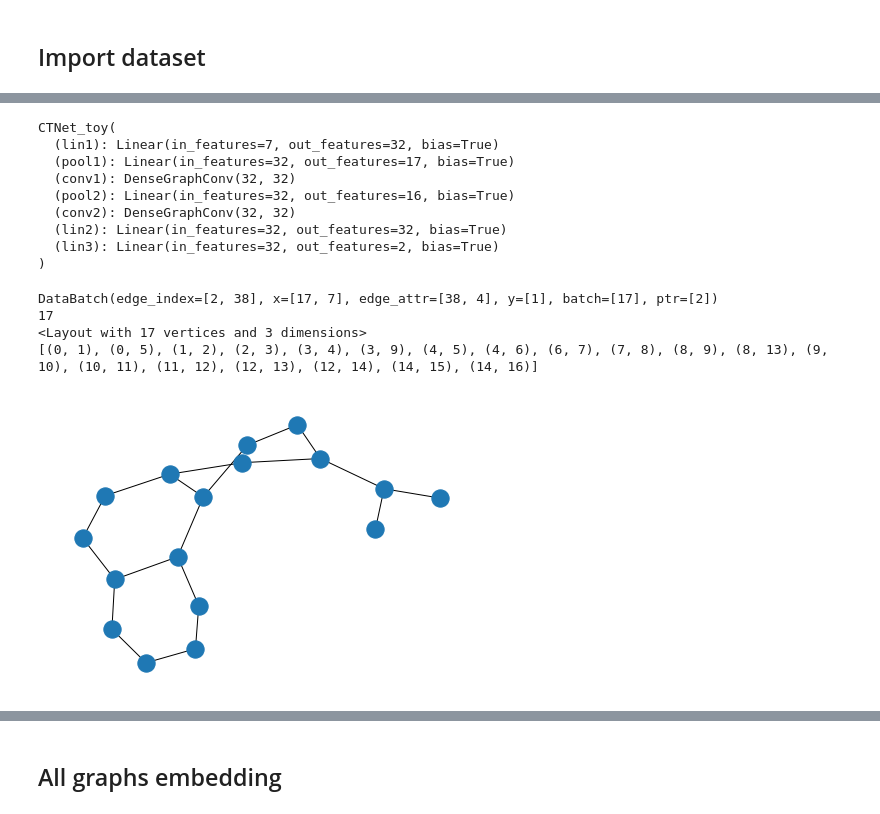
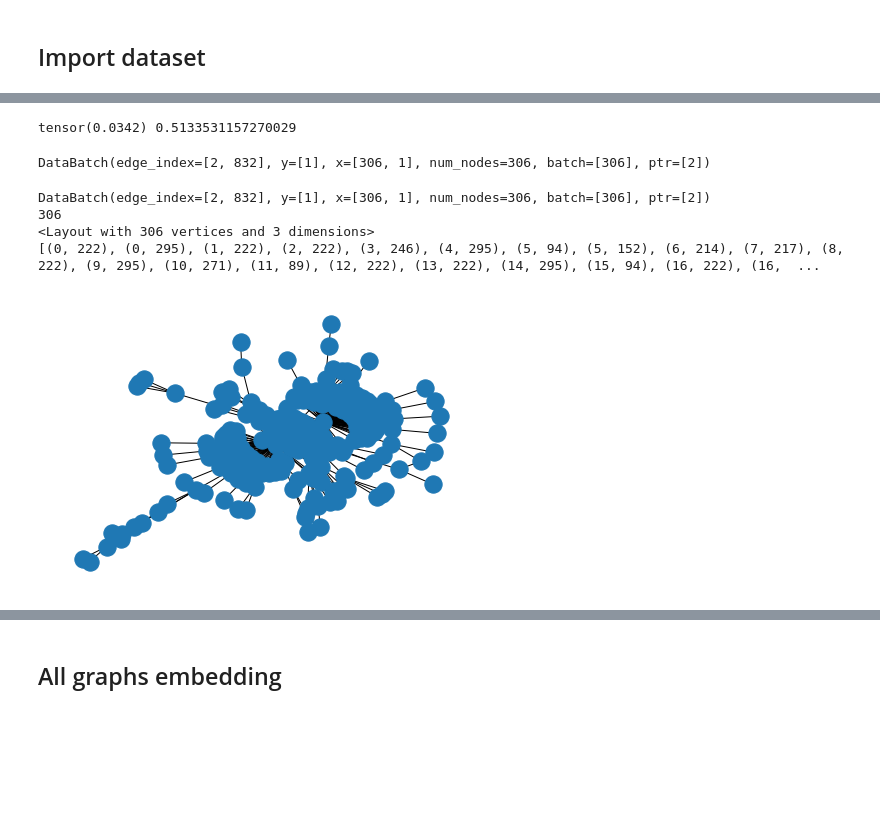
Before and after one commit to AdrianArnaiz/DiffWire, a Jupyter notebook: Plotting_Rewiring.ipynb, the cells around one changed output, grey strips where cells are left out. Drawn from its saved outputs; the diff is of its cells as text; code cells hidden in the pictures; blank space fills up the shorter version.

```diff
--- a/Plotting_Rewiring.ipynb
+++ b/Plotting_Rewiring.ipynb
@@ -50,11 +45,11 @@ def test(modelo, loader, device):
 # %%
 """dataset = TUDataset(root='data_colab/TUDataset',name="REDDIT-BINARY", pre_transform=FeatureDegree(), use_node_attr=True)
 BATCH_SIZE = 64
-num_of_centers = 420"""
+"""
 
-dataset = TUDataset(root='data_colab/TUDataset',name="MUTAG")
+dataset = TUDataset(root='data_colab/TUDataset',name="REDDIT-BINARY", pre_transform=FeatureDegree(), use_node_attr=True)
 BATCH_SIZE = 32
-num_of_centers = 17
+num_of_centers = 420
 # %%
 print(f'Dataset: {dataset}:')
 print('====================')
@@ -103,0 +90,11 @@ modelito = "models/MUTAG_CTNet_iter0.pth"
+# %%
+#Same order than training
+train_indices, test_indices = train_test_split(list(range(len(dataset.data.y))), test_size=0.2, stratify=dataset.data.y,
+                                random_state=12345, shuffle=True)
+train_indices.extend(test_indices)
+new_order = train_indices
+dataset = dataset[test_indices]
+loader =  DataLoader(dataset, batch_size=BATCH_SIZE, shuffle=False)
+print(dataset)
+sample = next(iter(loader))
+sample[0]
@@ -465,58 +261,54 @@ class CTNet_toy(torch.nn.Module):
-# %%
-model =  CTNet_toy(dataset.num_features, dataset.num_classes, k_centers=num_of_centers).to(device)
-model.load_state_dict(torch.load(modelito, map_location=torch.device(device)))
-model.eval()
-# %% [output]
-CTNet_toy(
-  (lin1): Linear(in_features=7, out_features=32, bias=True)
-  (pool1): Linear(in_features=32, out_features=17, bias=True)
-  (conv1): DenseGraphConv(32, 32)
-  (pool2): Linear(in_features=32, out_features=16, bias=True)
-  (conv2): DenseGraphConv(32, 32)
-  (lin2): Linear(in_features=32, out_features=32, bias=True)
-  (lin3): Linear(in_features=32, out_features=2, bias=True)
-)
+# %%
+print(loss, acc)
+# %% [output]
+tensor(0.0342) 0.5133531157270029
+# %%
+loader =  DataLoader(dataset[63:], batch_size=1, shuffle=False)
+grafo_init= next(iter(loader))
+#grafo_init.batch = torch.tensor(1).unsqueeze(0)
+#print(grafo_init.batch.shape)
+grafo_init
+# %% [output]
+DataBatch(edge_index=[2, 832], y=[1], x=[306, 1], num_nodes=306, batch=[306], ptr=[2])
 # %%
 import networkx as nx
 from torch_geometric.utils import *
-loader =  DataLoader(dataset, batch_size=1, shuffle=False)
-grafo_init = next(iter(loader))
 print(grafo_init)
 A = to_networkx(grafo_init, to_undirected=True)
 l=[]
 for a in A.nodes:
     l.append(a)
 ed= []
 for e in A.edges:
     ed.append(e)
 import igraph as ig
 import chart_studio.plotly
 Edges= ed
 G=ig.Graph(Edges, directed=False)
 labels= l
 #groups = A.node_attr_dict_factory
 N = len(A.nodes)
 print(N)
 layt=G.layout('kk', dim=3)
 print(layt)
 Xn=[layt[k][0] for k in range(N)]# x-coordinates of nodes
 Yn=[layt[k][1] for k in range(N)]# y-coordinates
 Zn=[layt[k][2] for k in range(N)]# z-coordinates
 Xe=[]
 Ye=[]
 Ze=[]
 print(Edges)
 for e in Edges:
     Xe+=[layt[e[0]][0],layt[e[1]][0], None]# x-coordinates of edge ends
     Ye+=[layt[e[0]][1],layt[e[1]][1], None]
     Ze+=[layt[e[0]][2],layt[e[1]][2], None]
 nx.draw(A)
 # %% [output]
-DataBatch(edge_index=[2, 38], x=[17, 7], edge_attr=[38, 4], y=[1], batch=[17], ptr=[2])
-17
-<Layout with 17 vertices and 3 dimensions>
-[(0, 1), (0, 5), (1, 2), (2, 3), (3, 4), (3, 9), (4, 5), (4, 6), (6, 7), (7, 8), (8, 9), (8, 13), (9, 10), (10, 11), (11, 12), (12, 13), (12, 14), (14, 15), (14, 16)]
+DataBatch(edge_index=[2, 832], y=[1], x=[306, 1], num_nodes=306, batch=[306], ptr=[2])
+306
+<Layout with 306 vertices and 3 dimensions>
+[(0, 222), (0, 295), (1, 222), (2, 222), (3, 246), (4, 295), (5, 94), (5, 152), (6, 214), (7, 217), (8, 222), (9, 295), (10, 271), (11, 89), (12, 222), (13, 222), (14, 295), (15, 94), (16, 222), (16,  ...
-[figure, old version]
+[figure, new version]
 # %%
 from chart_studio import plotly
 import plotly.graph_objs as go
```
Also changed, not shown: parts of 39 cells of this notebook, 2 other files.
